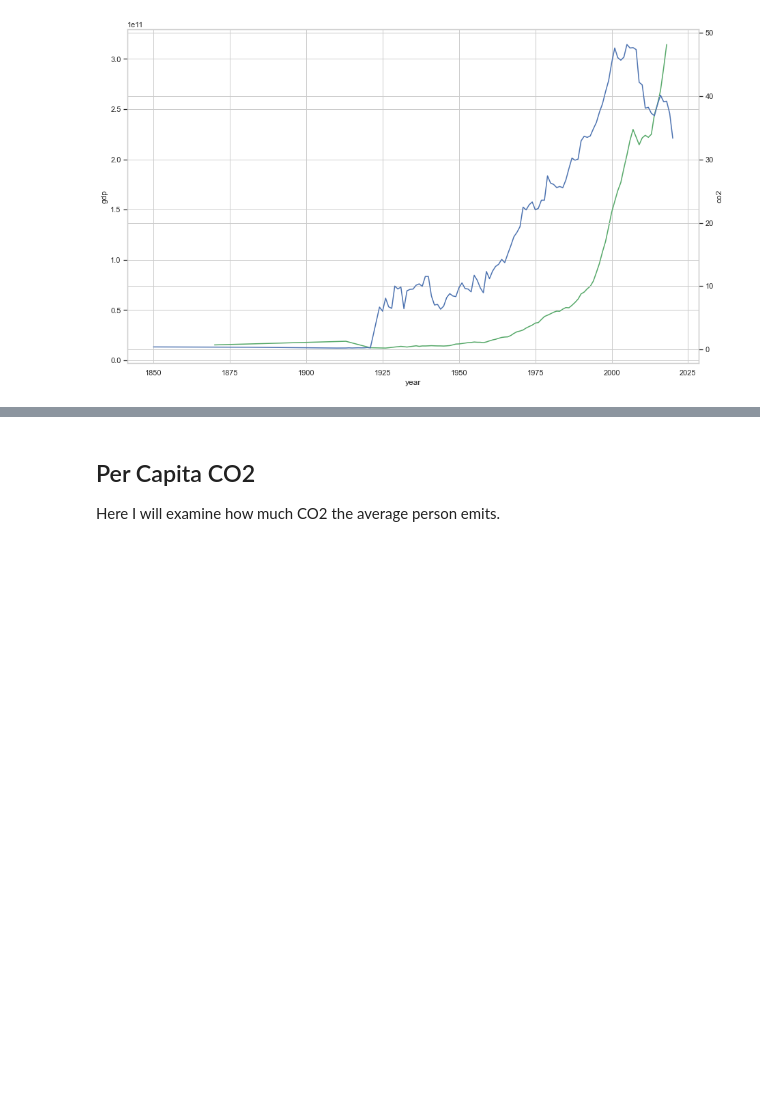
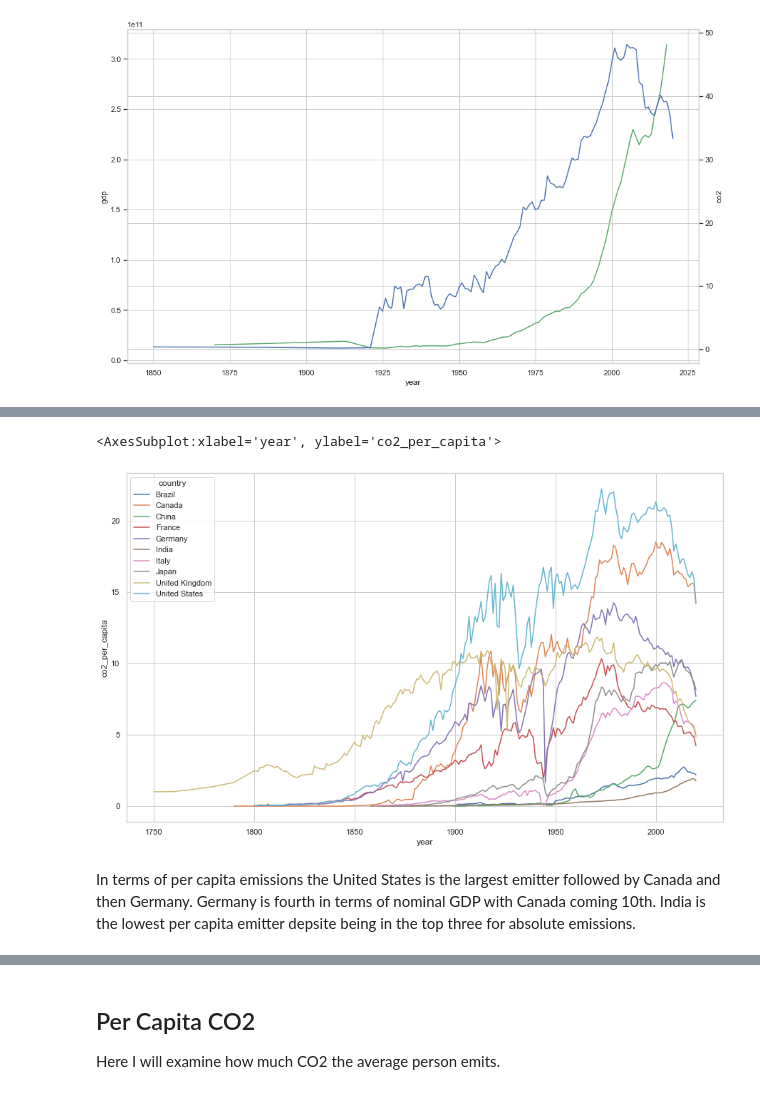
Before and after one commit to SaidhbhFoley/data_real_world_CO2, a Jupyter notebook: Real_World_CO2.ipynb, the cells around one changed output, grey strips where cells are left out. Saved outputs shown, nothing was run; the diff lists cells and outputs as text; code cells hidden in the pictures; blank space fills up the shorter version.

```diff
--- a/Real_World_CO2.ipynb
+++ b/Real_World_CO2.ipynb
@@ -811,0 +874,9 @@ sns.lineplot(data=dfIre, x='year', y = 'co2', color="b", ax=ax2)
+# %%
+sns.set(style="whitegrid", rc={'figure.figsize':(15,9)})
+
+sns.lineplot(data=dftop_gdp_global, x='year', y='co2_per_capita', hue='country')
+# %% [output]
+<AxesSubplot:xlabel='year', ylabel='co2_per_capita'>
+[figure, added]
+# %% [markdown]
+In terms of per capita emissions the United States is the largest emitter followed by Canada and then Germany. Germany is fourth in terms of nominal GDP with Canada coming 10th. India is the lowest per capita emitter depsite being in the top three for absolute emissions.
```
Also changed, not shown: parts of 20 cells of this notebook, 1 other file.
